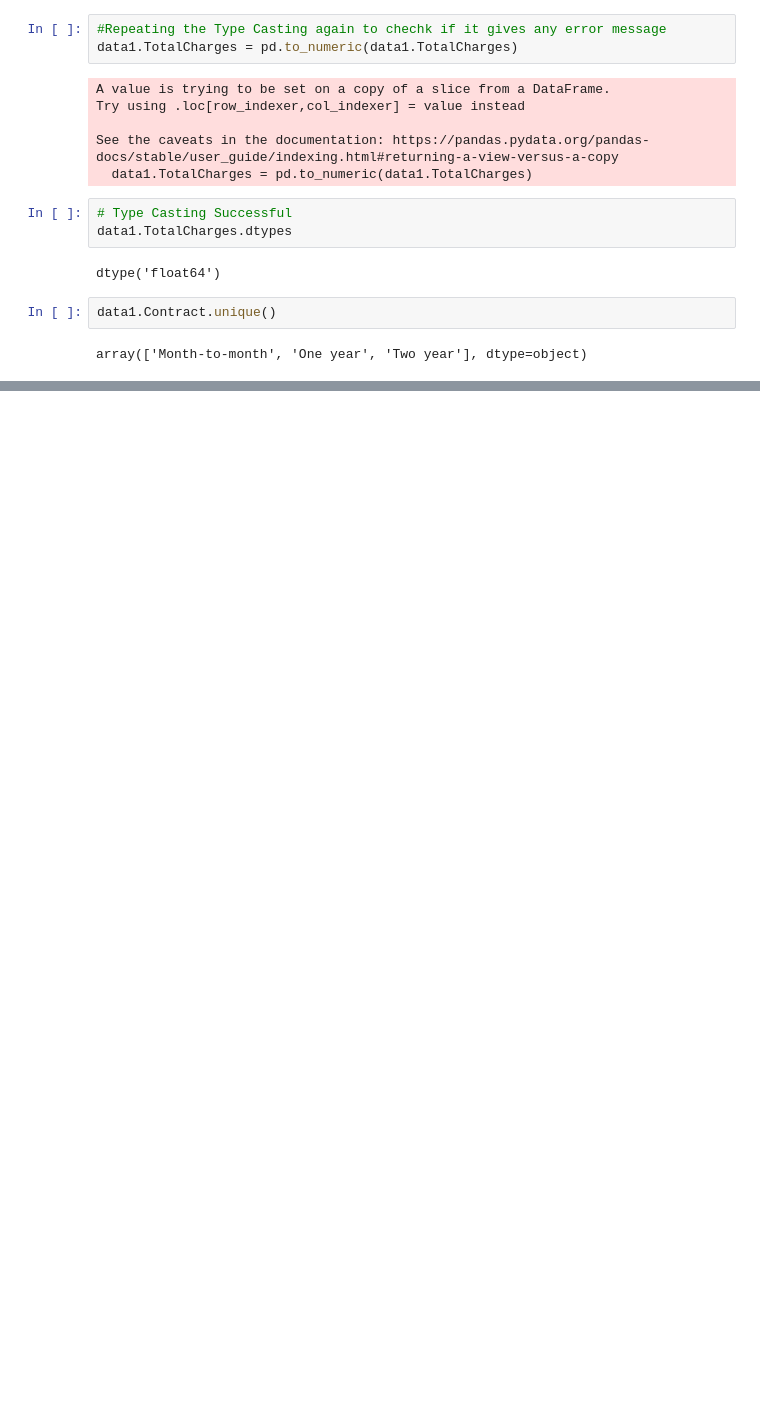
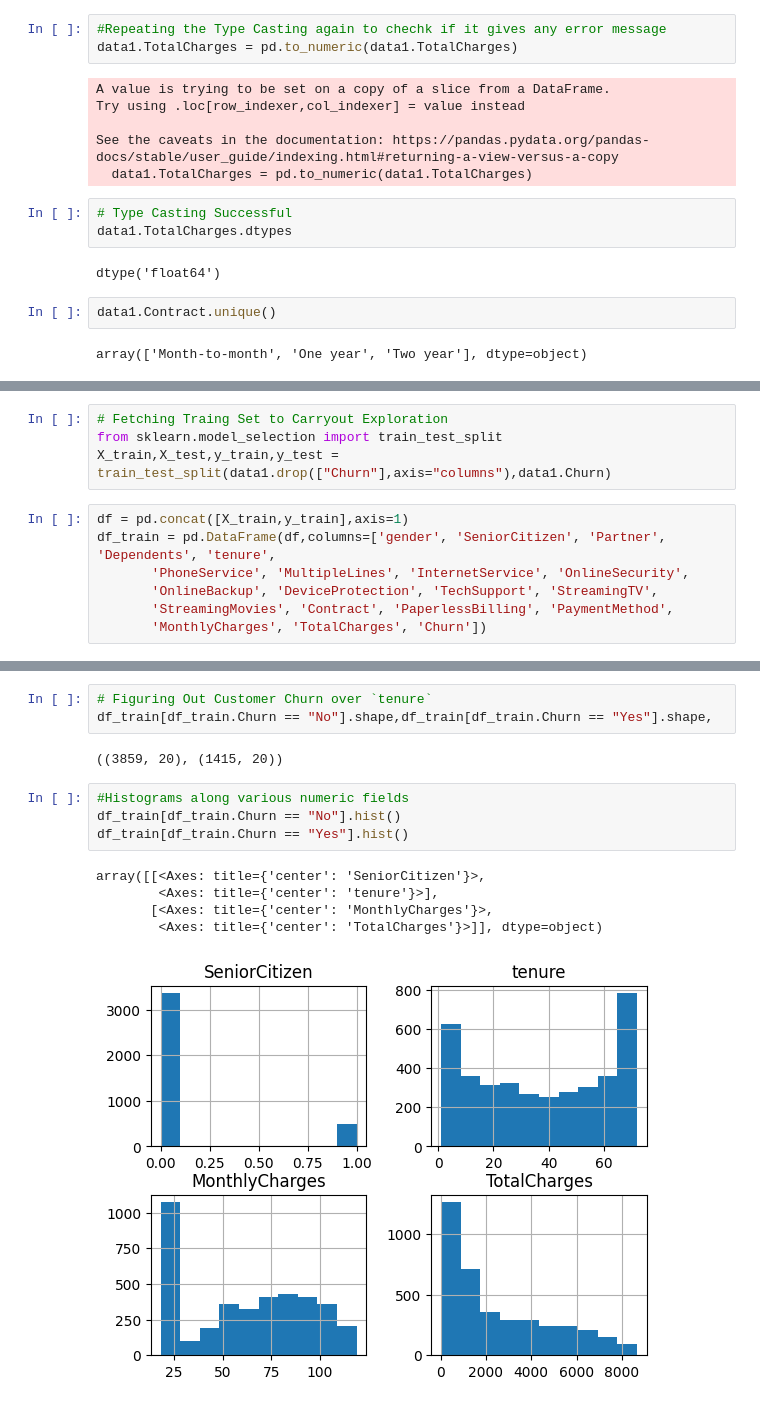
Before and after one commit to pb319/Learning_Deep_Learning, a Jupyter notebook: Lesson9/practice.ipynb, the cells around one changed output, grey strips where cells are left out. Saved outputs shown, nothing was run; the diff lists cells and outputs as text; blank space fills up the shorter version.

```diff
--- a/Lesson9/practice.ipynb
+++ b/Lesson9/practice.ipynb
@@ -140,0 +148,11 @@ data1.head(2)
+# %%
+# Fetching Traing Set to Carryout Exploration
+from sklearn.model_selection import train_test_split
+X_train,X_test,y_train,y_test = train_test_split(data1.drop(["Churn"],axis="columns"),data1.Churn)
+# %%
+df = pd.concat([X_train,y_train],axis=1)
+df_train = pd.DataFrame(df,columns=['gender', 'SeniorCitizen', 'Partner', 'Dependents', 'tenure',
+       'PhoneService', 'MultipleLines', 'InternetService', 'OnlineSecurity',
+       'OnlineBackup', 'DeviceProtection', 'TechSupport', 'StreamingTV',
+       'StreamingMovies', 'Contract', 'PaperlessBilling', 'PaymentMethod',
+       'MonthlyCharges', 'TotalCharges', 'Churn'])
@@ -140,0 +166,15 @@ data1.head(2)
+# %%
+# Figuring Out Customer Churn over `tenure`
+df_train[df_train.Churn == "No"].shape,df_train[df_train.Churn == "Yes"].shape,
+# %% [output]
+((3859, 20), (1415, 20))
+# %%
+#Histograms along various numeric fields
+df_train[df_train.Churn == "No"].hist()
+df_train[df_train.Churn == "Yes"].hist()
+# %% [output]
+array([[<Axes: title={'center': 'SeniorCitizen'}>,
+        <Axes: title={'center': 'tenure'}>],
+       [<Axes: title={'center': 'MonthlyCharges'}>,
+        <Axes: title={'center': 'TotalCharges'}>]], dtype=object)
+[figure, added]
```
Also changed, not shown: parts of 9 cells of this notebook.
